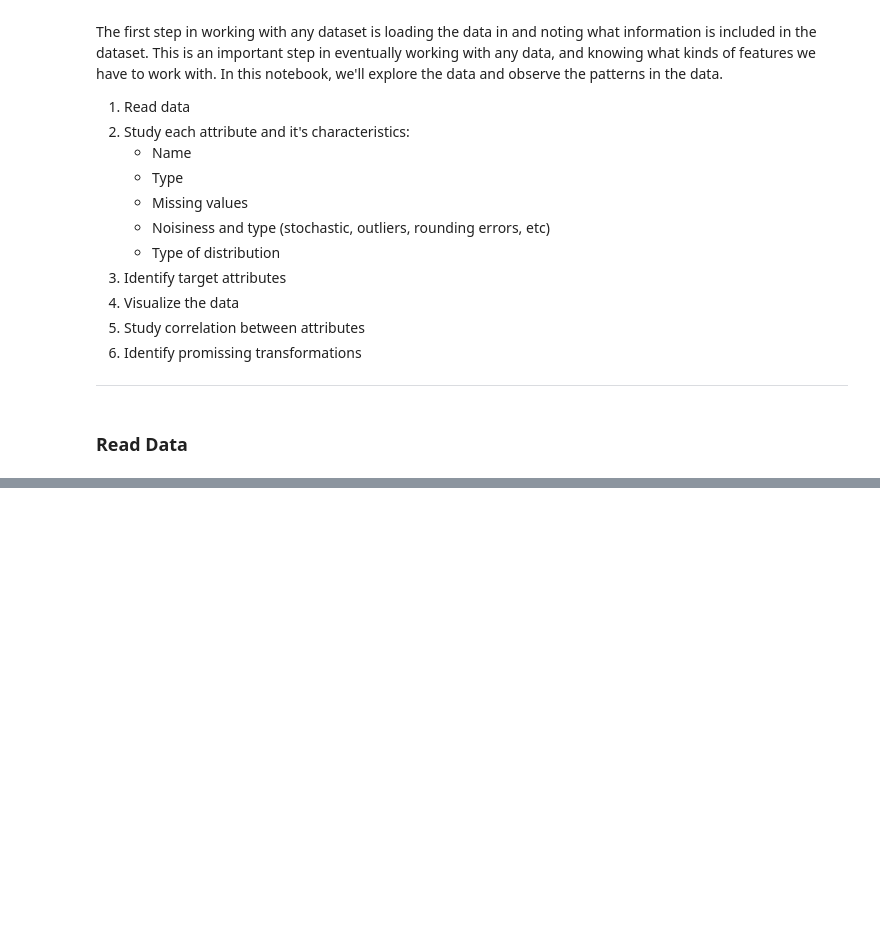
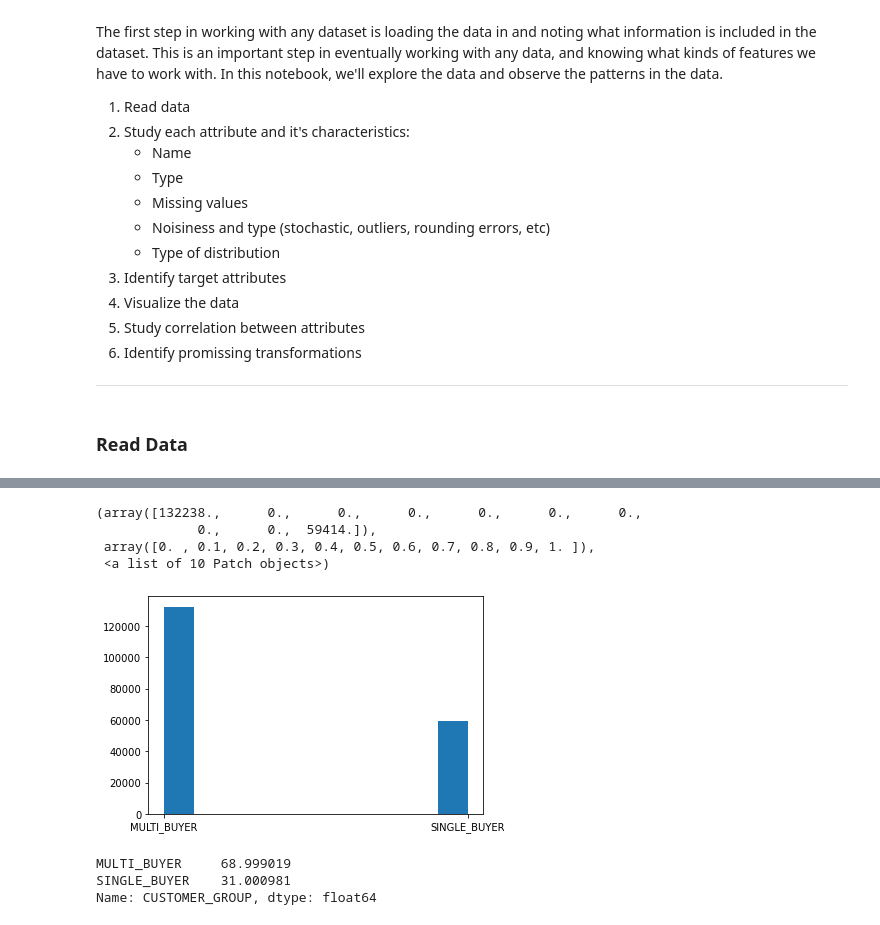
Before and after one commit to itirkaa/Arvato-Customer-Segmentation, a Jupyter notebook: 1_Data_Exploration.ipynb, the cells around one changed output, grey strips where cells are left out. Drawn from its saved outputs; the diff is of its cells as text; code cells hidden in the pictures; blank space fills up the shorter version.

```diff
--- a/1_Data_Exploration.ipynb
+++ b/1_Data_Exploration.ipynb
@@ -67,0 +227,14 @@ customers.head(10)
+# %%
+plt.hist(customers_clean.loc[:, 'CUSTOMER_GROUP'])
+# %% [output]
+(array([132238.,      0.,      0.,      0.,      0.,      0.,      0.,
+             0.,      0.,  59414.]),
+ array([0. , 0.1, 0.2, 0.3, 0.4, 0.5, 0.6, 0.7, 0.8, 0.9, 1. ]),
+ <a list of 10 Patch objects>)
+[figure, added]
+# %%
+customers_clean.loc[:, 'CUSTOMER_GROUP'].value_counts() * 100 / customers_clean.index.size
+# %% [output]
+MULTI_BUYER     68.999019
+SINGLE_BUYER    31.000981
+Name: CUSTOMER_GROUP, dtype: float64
```
Also changed, not shown: parts of 26 cells of this notebook.
